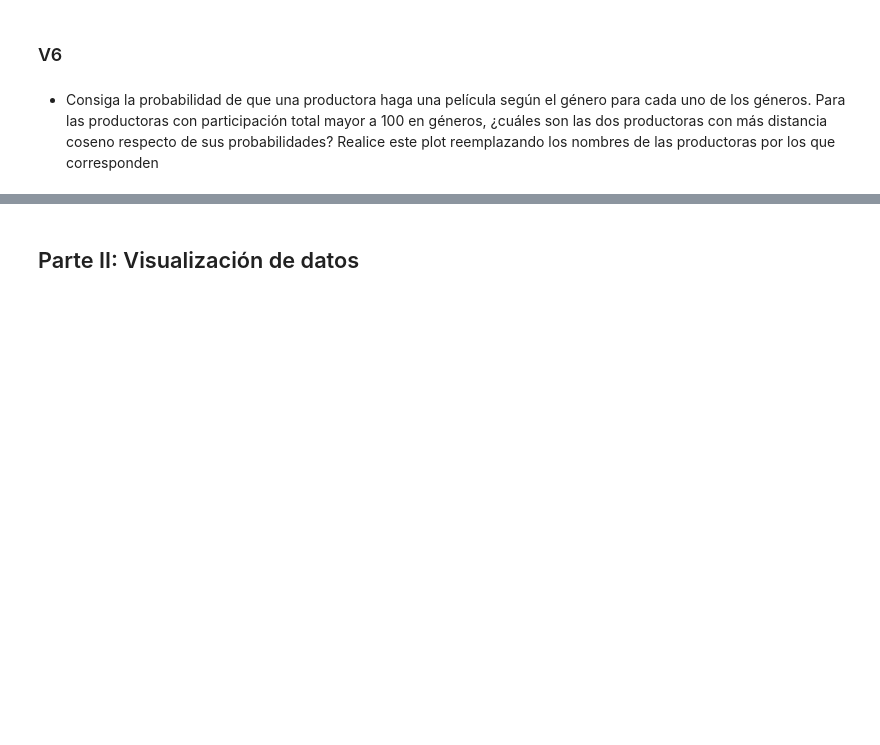
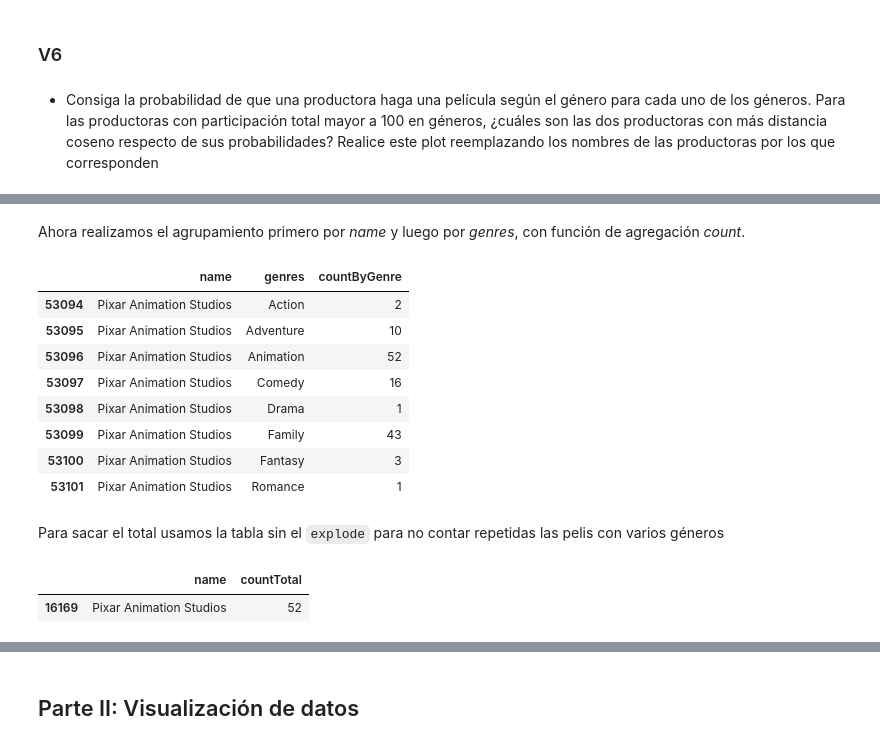
Before and after one commit to Nacho2904/orga_de_datos, a Jupyter notebook: tp_1.ipynb, the cells around one changed output, grey strips where cells are left out. Cells and saved outputs as stored; diff of their text form; code cells hidden in the pictures; blank space fills up the shorter version.

````diff
--- a/tp_1.ipynb
+++ b/tp_1.ipynb
@@ -923,0 +970,3 @@ bp.get_legend()
+# %%
+df_movies_filtered = df_movies[["production_companies", "genres"]]
+df_movies_filtered.head(3)
@@ -923,0 +980,11 @@ bp.get_legend()
+# %%
+separate_companies = lambda companies: str(companies).split(',')
+df_companies_and_genres = df_movies_filtered.copy()
+df_companies_and_genres["production_companies"] = df_companies_and_genres["production_companies"].map(separate_companies)
+df_companies_and_genres = df_companies_and_genres.explode("production_companies")
+df_companies_and_genres["production_companies"] = pd.to_numeric(df_companies_and_genres["production_companies"],
+                                                                errors = "coerce")
+df_companies_and_genres = df_companies_and_genres.rename(columns={"production_companies":"id"})
+df_companies_and_genres = df_companies_and_genres[df_companies_and_genres["id"].notnull()]
+df_companies_and_genres["id"] = df_companies_and_genres["id"].astype(np.int64)
+df_companies_and_genres.head()
@@ -923,0 +1025,25 @@ bp.get_legend()
+# %% [markdown]
+Ahora realizamos el agrupamiento primero por *name* y luego por *genres*, con función de agregación *count*.
+# %%
+df_counted_by_genres = df_names_and_genres_exploded.groupby(["name","genres"]).agg(countByGenre = ("genres", "count"))
+
+df_counted_by_genres = df_counted_by_genres.reset_index()
+df_counted_by_genres[df_counted_by_genres["name"] == "Pixar Animation Studios"]
+# %% [output]
+|  | name | genres | countByGenre |
+| 53094 | Pixar Animation Studios | Action | 2 |
+| 53095 | Pixar Animation Studios | Adventure | 10 |
+| 53096 | Pixar Animation Studios | Animation | 52 |
+| 53097 | Pixar Animation Studios | Comedy | 16 |
+| 53098 | Pixar Animation Studios | Drama | 1 |
+| 53099 | Pixar Animation Studios | Family | 43 |
+| 53100 | Pixar Animation Studios | Fantasy | 3 |
+| 53101 | Pixar Animation Studios | Romance | 1 |
+# %% [markdown]
+Para sacar el total usamos la tabla sin el ```explode``` para no contar repetidas las pelis con varios géneros
+# %%
+df_counted_by_total = df_names_and_genres.groupby(["name"]).agg(countTotal=("name","count")).reset_index()
+df_counted_by_total[df_counted_by_total["name"] == "Pixar Animation Studios"]
+# %% [output]
+|  | name | countTotal |
+| 16169 | Pixar Animation Studios | 52 |
````
Also changed, not shown: parts of 23 cells of this notebook.
